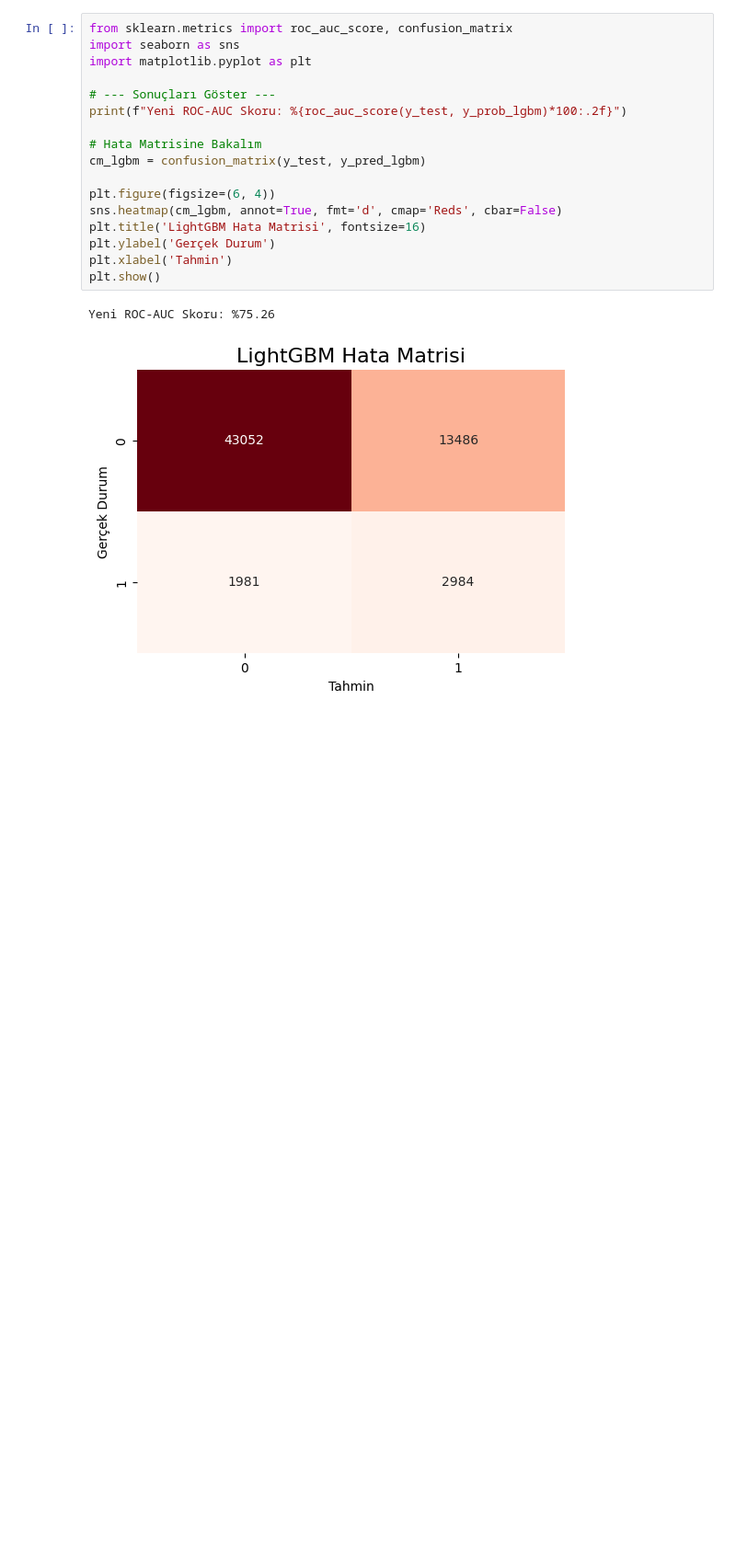
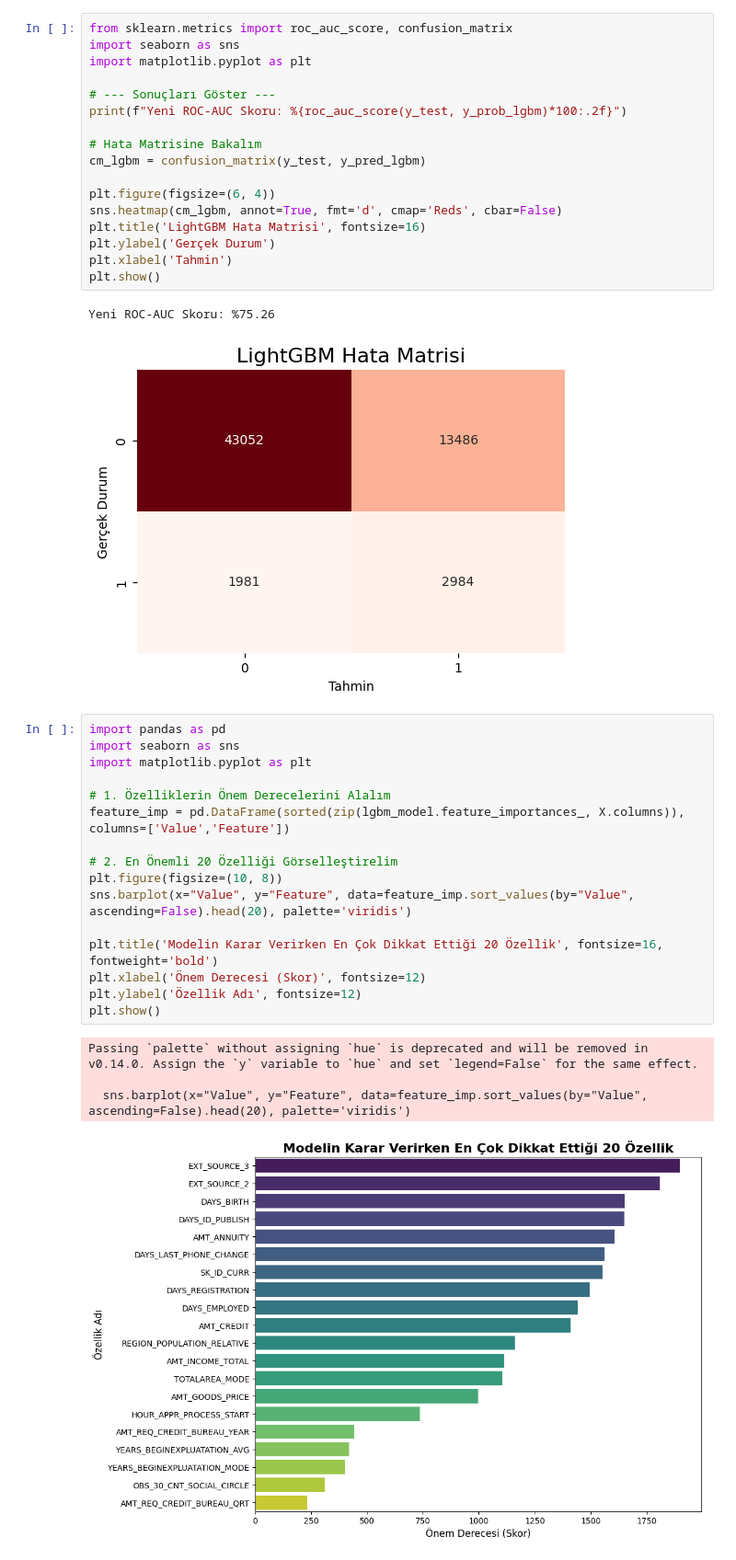
Before and after one commit to MehmetcanMutlu/Home-Credit-Default-Risk-Project, a Jupyter notebook: 1_HomeCredit_SQL_EDA.ipynb, the cells around one changed output. Shown at 92% size. Drawn from its saved outputs; the diff is of its cells as text; blank space fills up the shorter version.

Commit message:
Final: Feature Importance analizi ve proje kapanisi

```diff
--- a/1_HomeCredit_SQL_EDA.ipynb
+++ b/1_HomeCredit_SQL_EDA.ipynb
@@ -622,3 +622,24 @@ plt.show()
 # %% [output]
 Yeni ROC-AUC Skoru: %75.26
 [figure]
+# %%
+import pandas as pd
+import seaborn as sns
+import matplotlib.pyplot as plt
+
+# 1. Özelliklerin Önem Derecelerini Alalım
+feature_imp = pd.DataFrame(sorted(zip(lgbm_model.feature_importances_, X.columns)), columns=['Value','Feature'])
+
+# 2. En Önemli 20 Özelliği Görselleştirelim
+plt.figure(figsize=(10, 8))
+sns.barplot(x="Value", y="Feature", data=feature_imp.sort_values(by="Value", ascending=False).head(20), palette='viridis')
+
+plt.title('Modelin Karar Verirken En Çok Dikkat Ettiği 20 Özellik', fontsize=16, fontweight='bold')
+plt.xlabel('Önem Derecesi (Skor)', fontsize=12)
+plt.ylabel('Özellik Adı', fontsize=12)
+plt.show()
+# %% [output]
+Passing `palette` without assigning `hue` is deprecated and will be removed in v0.14.0. Assign the `y` variable to `hue` and set `legend=False` for the same effect.
+
+  sns.barplot(x="Value", y="Feature", data=feature_imp.sort_values(by="Value", ascending=False).head(20), palette='viridis')
+[figure, added]
```
